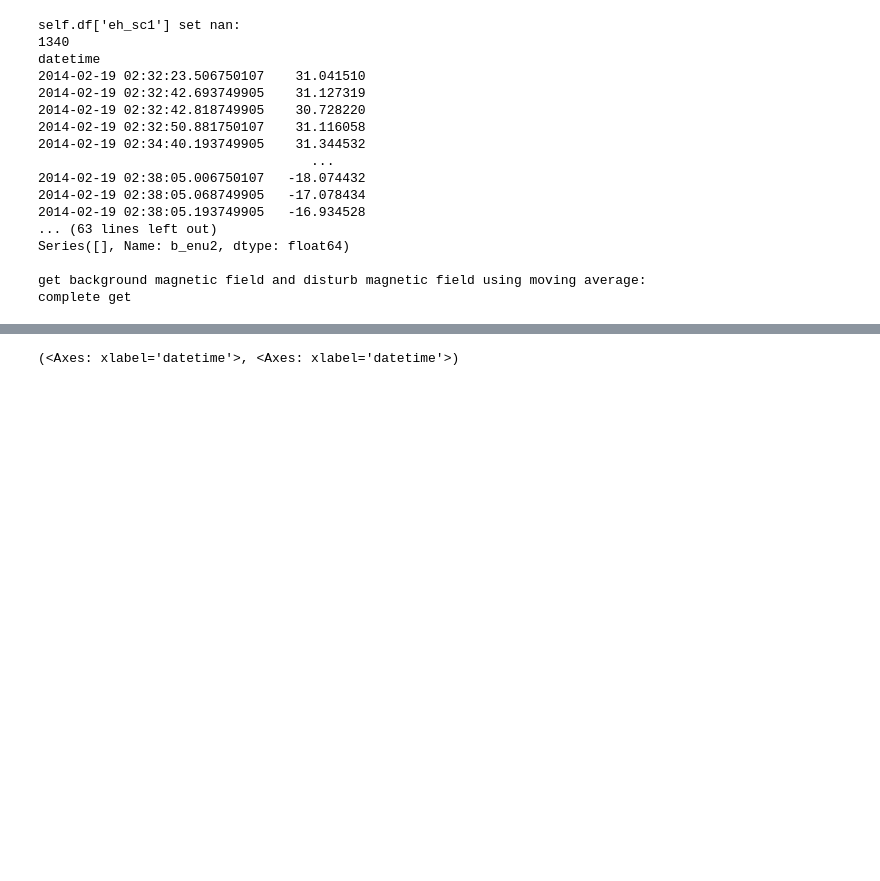
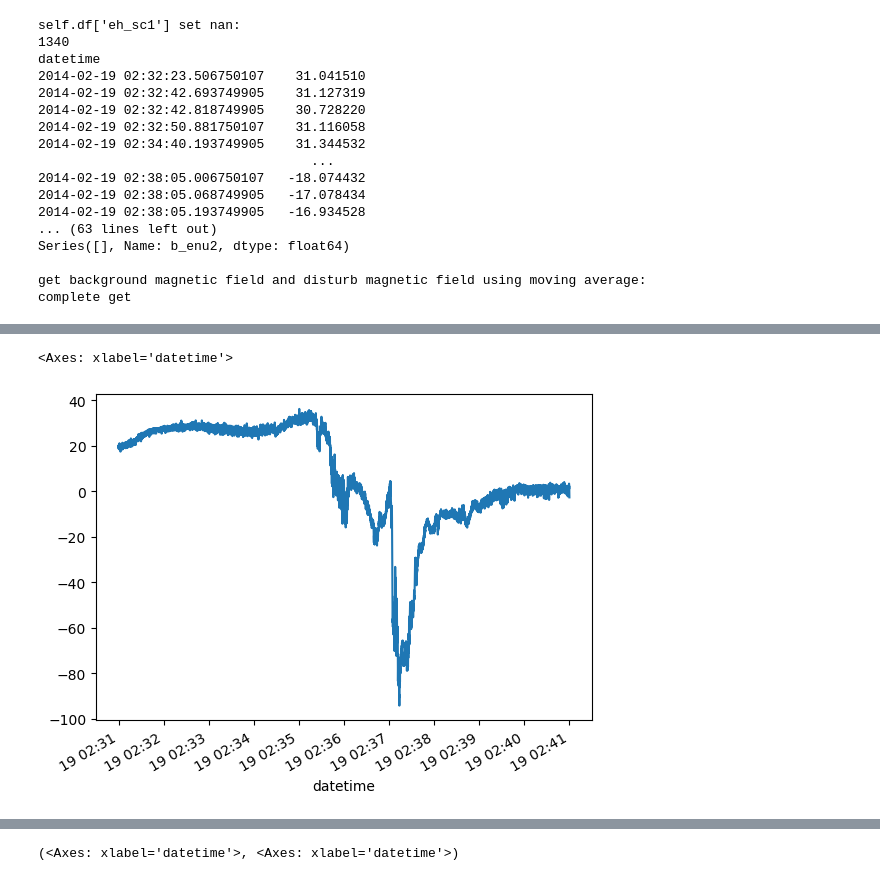
Before and after one commit to cleo24621/pyaw, a Jupyter notebook: swarm_main5.ipynb, the cells around one changed output, grey strips where cells are left out. Drawn from its saved outputs; the diff is of its cells as text; code cells hidden in the pictures; blank space fills up the shorter version.

```diff
--- a/swarm_main5.ipynb
+++ b/swarm_main5.ipynb
@@ -65,0 +99,5 @@ complete get
+# %%
+df_e['Ehx'].plot()
+# %% [output]
+<Axes: xlabel='datetime'>
+[figure, added]
```
Also changed, not shown: parts of 44 cells of this notebook, 6 other files.
